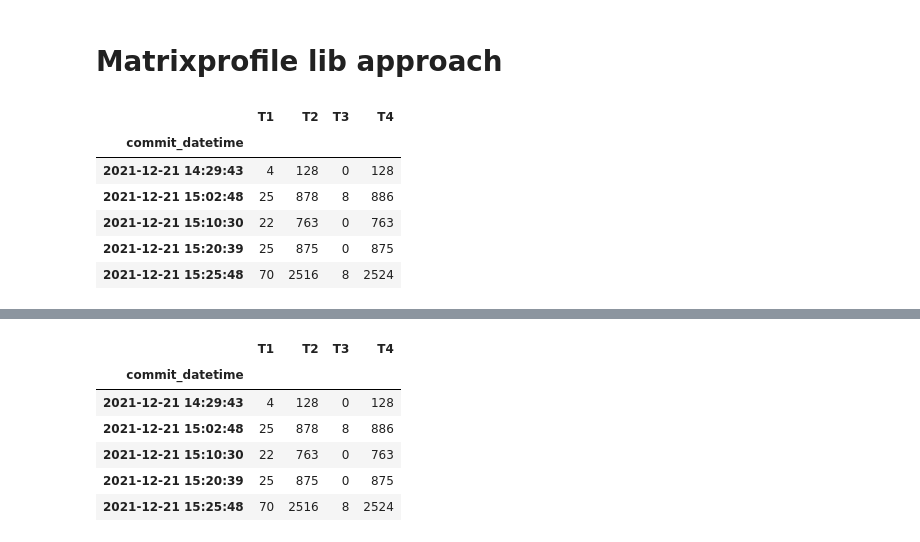
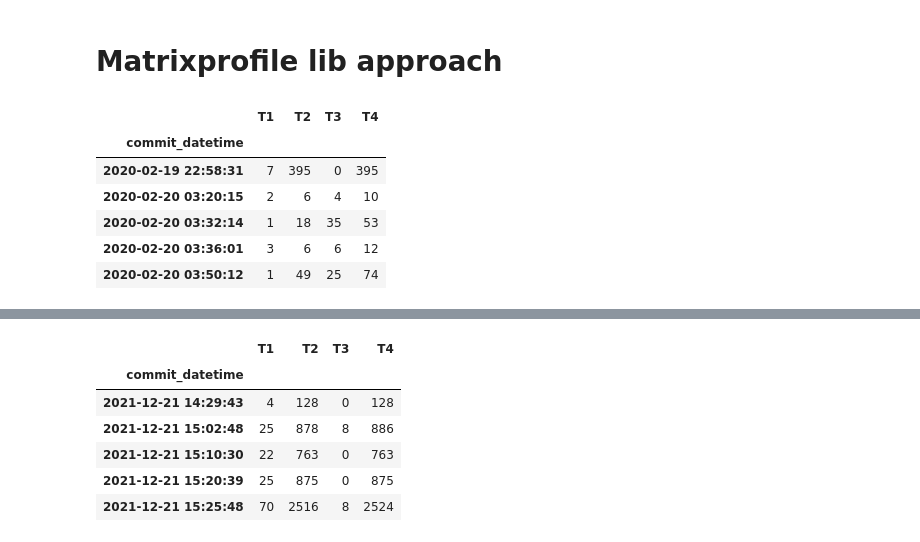
Before and after one commit to Gci04/tom-pattern-recognition, a Jupyter notebook: Notebooks/TOM_STUMPY.ipynb, the cells around one changed output, grey strips where cells are left out. Cells and saved outputs as stored; diff of their text form; code cells hidden in the pictures.

```diff
--- a/Notebooks/TOM_STUMPY.ipynb
+++ b/Notebooks/TOM_STUMPY.ipynb
@@ -208,26 +239,25 @@ plt.show()
 # Matrixprofile lib approach
 # %%
 cols_to_select = ['commit_datetime', 'full_name', 'total_files', 'total_added','total_removed','total_changed'	]
-data_path = '/content/data-1645447599061.csv'
+data_path = '../Data/repositories.csv'
 repository_hist_df = pd.read_csv(data_path, usecols= cols_to_select,\
                                  parse_dates=['commit_datetime'],index_col='commit_datetime')
 
 
-repo_to_select = "brianchandotcom/liferay-portal"
-repo_to_select = "SeleniumQALight/G4Project"
+repo_to_select = 'brianchandotcom/liferay-portal'
 df = repository_hist_df.query('full_name == @repo_to_select').sort_index()
 df.drop('full_name',axis=1,inplace=True)
 col_mapping = {'total_files': 'T1', 'total_added': 'T2','total_removed':'T3',
               'total_changed':'T4'}
 df.rename(col_mapping, axis=1,inplace=True)
 df.head()
 # %% [output]
 |  | T1 | T2 | T3 | T4 |
 | commit_datetime |  |  |  |  |
-| 2021-12-21 14:29:43 | 4 | 128 | 0 | 128 |
-| 2021-12-21 15:02:48 | 25 | 878 | 8 | 886 |
-| 2021-12-21 15:10:30 | 22 | 763 | 0 | 763 |
-| 2021-12-21 15:20:39 | 25 | 875 | 0 | 875 |
-| 2021-12-21 15:25:48 | 70 | 2516 | 8 | 2524 |
+| 2020-02-19 22:58:31 | 7 | 395 | 0 | 395 |
+| 2020-02-20 03:20:15 | 2 | 6 | 4 | 10 |
+| 2020-02-20 03:32:14 | 1 | 18 | 35 | 53 |
+| 2020-02-20 03:36:01 | 3 | 6 | 6 | 12 |
+| 2020-02-20 03:50:12 | 1 | 49 | 25 | 74 |
 # %%
 df.drop(['T1','T2','T3'],axis=1,inplace=True)
```
Also changed, not shown: parts of 18 cells of this notebook, 3 other files.
